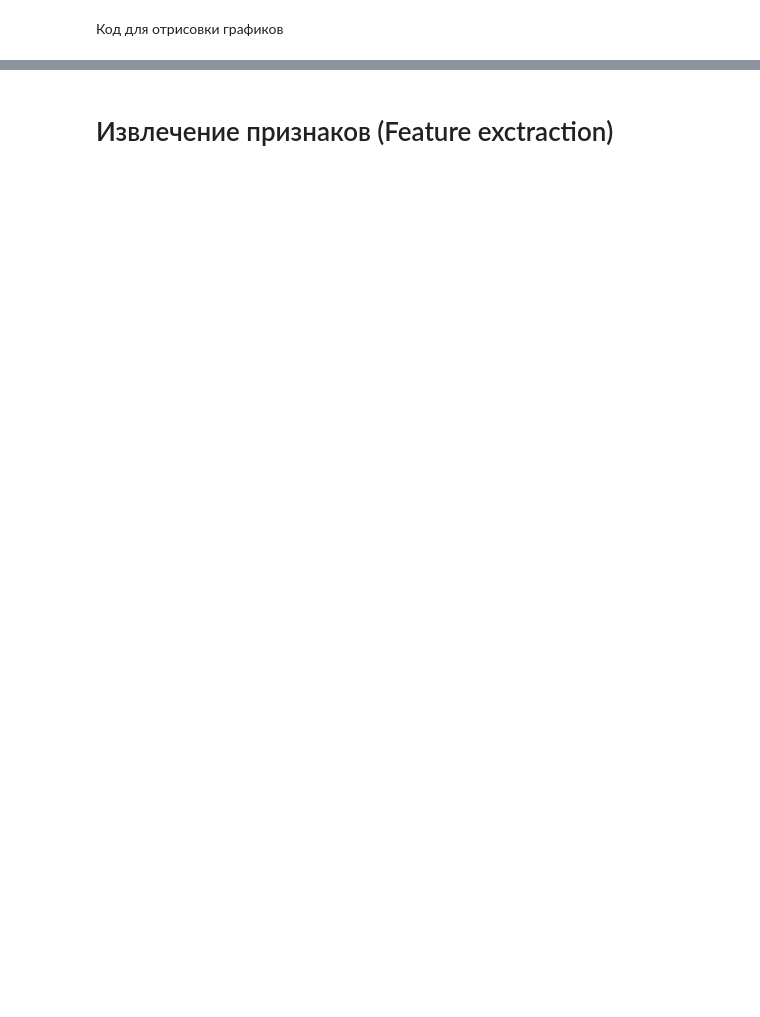
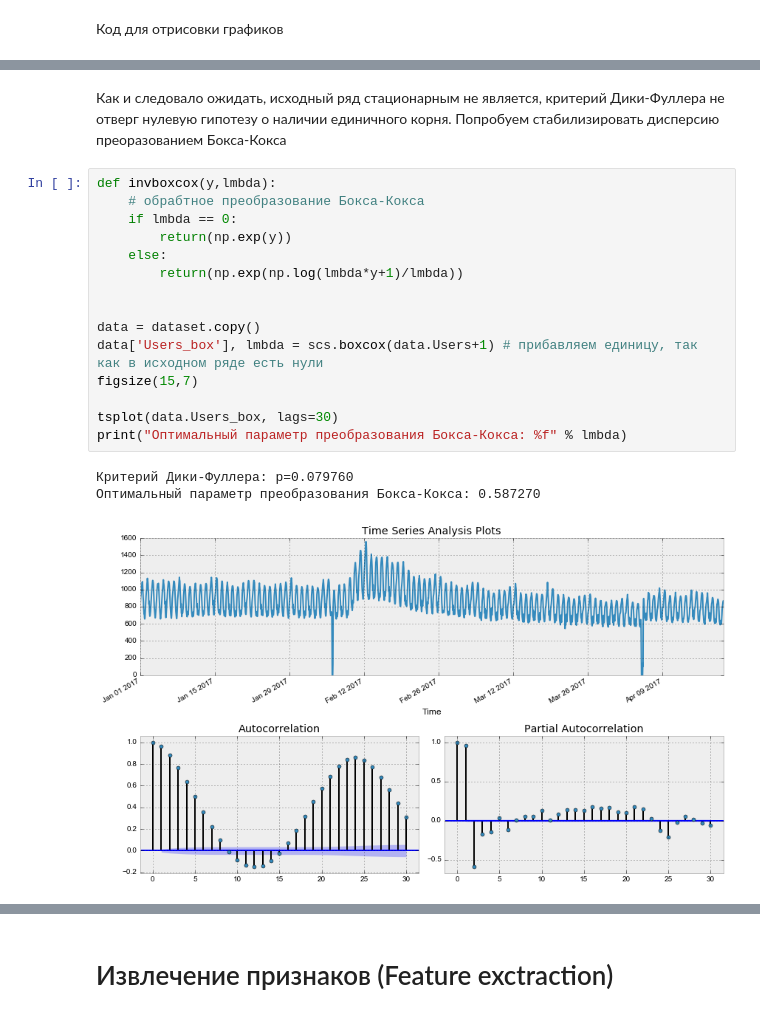
Before and after one commit to DmitrySerg/CMF, a Jupyter notebook: lesson9_timeseries/TimeSeries in Python.ipynb, the cells around one changed output, grey strips where cells are left out. Saved outputs shown, nothing was run; the diff lists cells and outputs as text; blank space fills up the shorter version.

```diff
--- a/lesson9_timeseries/TimeSeries in Python.ipynb
+++ b/lesson9_timeseries/TimeSeries in Python.ipynb
@@ -546,0 +550,21 @@ Dickey–Fuller: p=0.000000
+# %% [markdown]
+Как и следовало ожидать, исходный ряд стационарным не является, критерий Дики-Фуллера не отверг нулевую гипотезу о наличии единичного корня. Попробуем стабилизировать дисперсию преоразованием Бокса-Кокса
+# %%
+def invboxcox(y,lmbda):
+    # обрабтное преобразование Бокса-Кокса
+    if lmbda == 0:
+        return(np.exp(y))
+    else:
+        return(np.exp(np.log(lmbda*y+1)/lmbda))
+
+
+data = dataset.copy()
+data['Users_box'], lmbda = scs.boxcox(data.Users+1) # прибавляем единицу, так как в исходном ряде есть нули
+figsize(15,7)
+
+tsplot(data.Users_box, lags=30)
+print("Оптимальный параметр преобразования Бокса-Кокса: %f" % lmbda)
+# %% [output]
+Критерий Дики-Фуллера: p=0.079760
+Оптимальный параметр преобразования Бокса-Кокса: 0.587270
+[figure, added]
```
Also changed, not shown: parts of 52 cells of this notebook.
